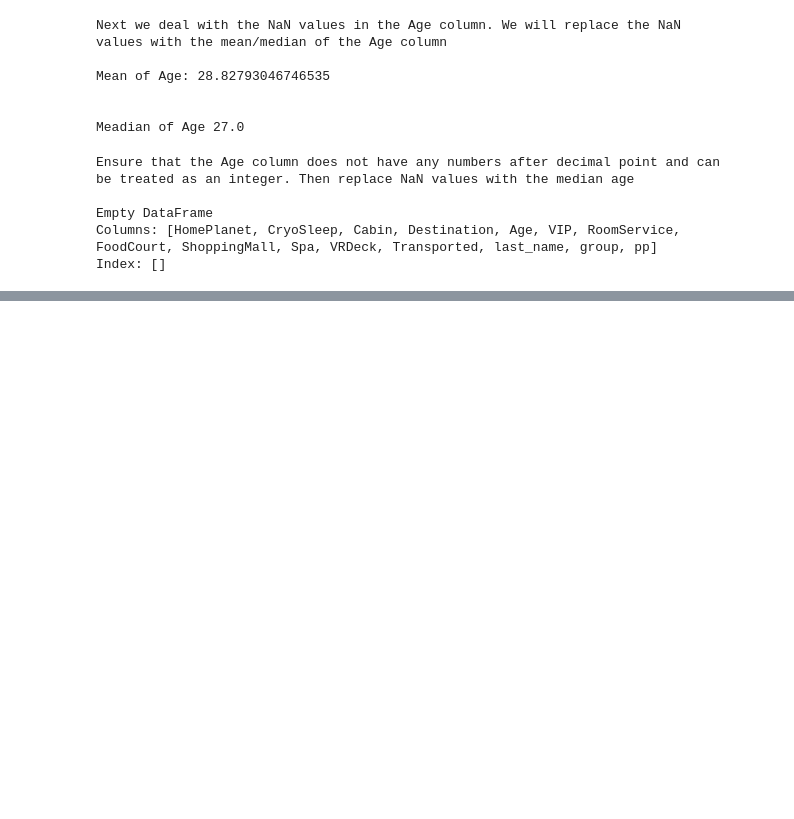
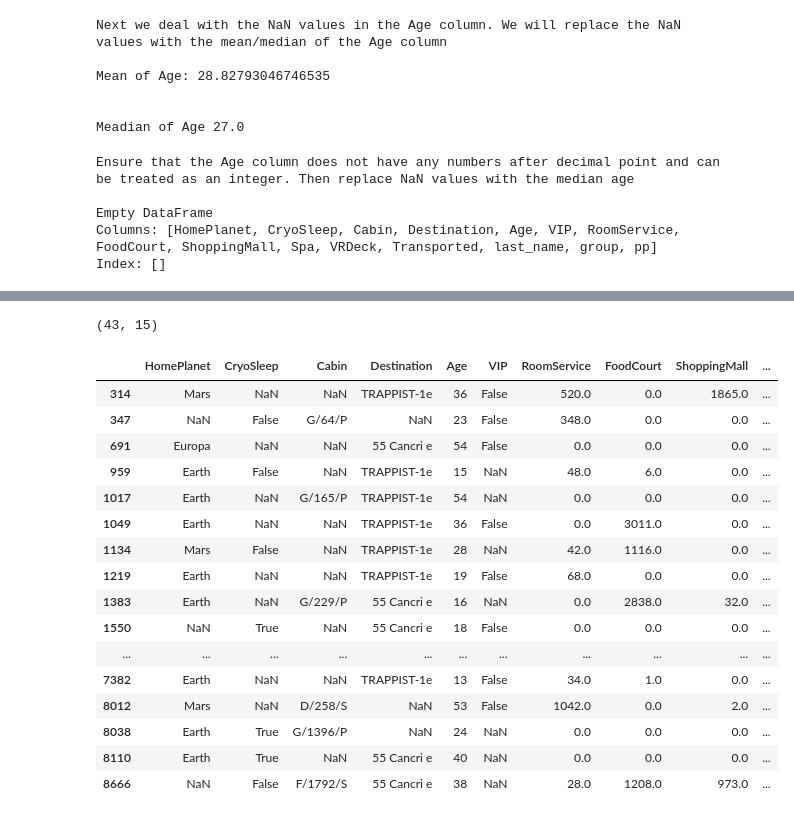
Before and after one commit to DataEdd/Spaceship-Titanic, a Jupyter notebook: notebook.ipynb, the cells around one changed output, grey strips where cells are left out. Saved outputs shown, nothing was run; the diff lists cells and outputs as text; code cells hidden in the pictures; blank space fills up the shorter version.

```diff
--- a/notebook.ipynb
+++ b/notebook.ipynb
@@ -205,0 +240,10 @@ df2.head()
+# %%
+temp = df2.copy()
+
+temp["RoomService"] = temp["RoomService"].fillna(0)
+temp["FoodCourt"] = temp["FoodCourt"].fillna(0)
+temp["ShoppingMall"] = temp["ShoppingMall"].fillna(0)
+temp["Spa"] = temp["Spa"].fillna(0)
+temp["VRDeck"] = temp["VRDeck"].fillna(0)
+df3 = temp.copy()
+df3.isnull().sum()
@@ -205,0 +276,25 @@ df2.head()
+# %%
+rows_with_multiple_nulls = df3[df3.isna().sum(axis=1) > 1]
+print(rows_with_multiple_nulls.shape)
+# %% [output]
+(43, 15)
+# %%
+rows_with_multiple_nulls
+# %% [output]
+|  | HomePlanet | CryoSleep | Cabin | Destination | Age | VIP | RoomService | FoodCourt | ShoppingMall | ... |
+| 314 | Mars | NaN | NaN | TRAPPIST-1e | 36 | False | 520.0 | 0.0 | 1865.0 | ... |
+| 347 | NaN | False | G/64/P | NaN | 23 | False | 348.0 | 0.0 | 0.0 | ... |
+| 691 | Europa | NaN | NaN | 55 Cancri e | 54 | False | 0.0 | 0.0 | 0.0 | ... |
+| 959 | Earth | False | NaN | TRAPPIST-1e | 15 | NaN | 48.0 | 6.0 | 0.0 | ... |
+| 1017 | Earth | NaN | G/165/P | TRAPPIST-1e | 54 | NaN | 0.0 | 0.0 | 0.0 | ... |
+| 1049 | Earth | NaN | NaN | TRAPPIST-1e | 36 | False | 0.0 | 3011.0 | 0.0 | ... |
+| 1134 | Mars | False | NaN | TRAPPIST-1e | 28 | NaN | 42.0 | 1116.0 | 0.0 | ... |
+| 1219 | Earth | NaN | NaN | TRAPPIST-1e | 19 | False | 68.0 | 0.0 | 0.0 | ... |
+| 1383 | Earth | NaN | G/229/P | 55 Cancri e | 16 | NaN | 0.0 | 2838.0 | 32.0 | ... |
+| 1550 | NaN | True | NaN | 55 Cancri e | 18 | False | 0.0 | 0.0 | 0.0 | ... |
+| ... | ... | ... | ... | ... | ... | ... | ... | ... | ... | ... |
+| 7382 | Earth | NaN | NaN | TRAPPIST-1e | 13 | False | 34.0 | 1.0 | 0.0 | ... |
+| 8012 | Mars | NaN | D/258/S | NaN | 53 | False | 1042.0 | 0.0 | 2.0 | ... |
+| 8038 | Earth | True | G/1396/P | NaN | 24 | NaN | 0.0 | 0.0 | 0.0 | ... |
+| 8110 | Earth | True | NaN | 55 Cancri e | 40 | NaN | 0.0 | 0.0 | 0.0 | ... |
+| 8666 | NaN | False | F/1792/S | 55 Cancri e | 38 | NaN | 28.0 | 1208.0 | 973.0 | ... |
```
Also changed, not shown: parts of 8 cells of this notebook.
